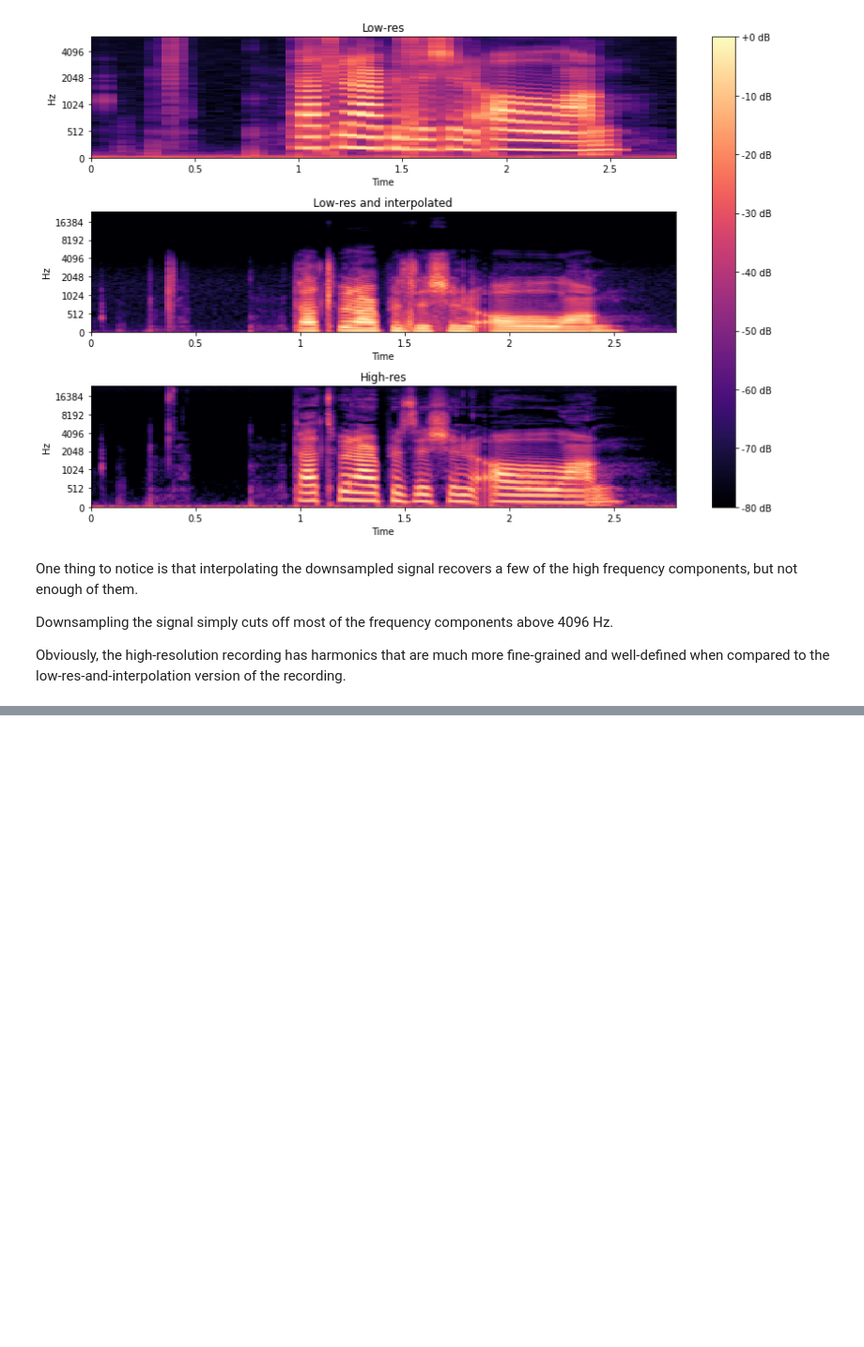
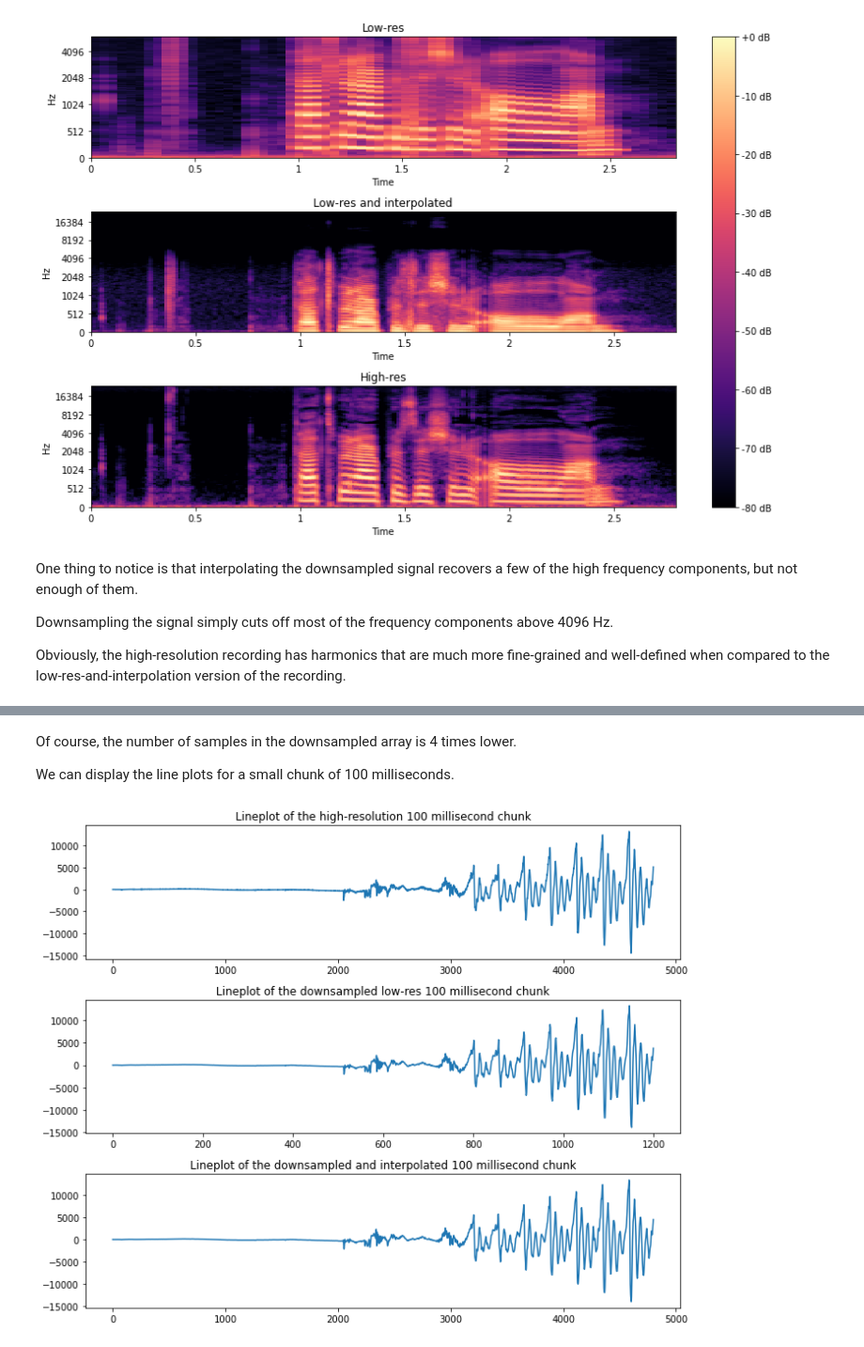
Before and after one commit to sutgeorge/Audio-Super-Resolution, a Jupyter notebook: Project/exploring_data.ipynb, the cells around one changed output, grey strips where cells are left out. Shown at 94% size. Drawn from its saved outputs; the diff is of its cells as text; code cells hidden in the pictures; blank space fills up the shorter version.

```diff
--- a/Project/exploring_data.ipynb
+++ b/Project/exploring_data.ipynb
@@ -363,0 +387,18 @@ Obviously, the high-resolution recording has harmonics that are much more fine-g
+# %% [markdown]
+Of course, the number of samples in the downsampled array is 4 times lower.
+
+We can display the line plots for a small chunk of 100 milliseconds.
+# %%
+figure, axes = plt.subplots(3, 1, figsize=(10, 8))
+
+axes[0].set_title("Lineplot of the high-resolution 100 millisecond chunk")
+axes[0].plot(chunk_of_100_ms)
+axes[1].set_title("Lineplot of the downsampled low-res 100 millisecond chunk")
+axes[1].plot(chunk_of_100_ms[0::RESAMPLING_FACTOR])
+axes[2].set_title("Lineplot of the downsampled and interpolated 100 millisecond chunk")
+axes[2].plot(DatasetGenerator.upsample(chunk_of_100_ms[0::RESAMPLING_FACTOR], RESAMPLING_FACTOR))
+
+figure.tight_layout()
+plt.show()
+# %% [output]
+[figure, added]
```
Also changed, not shown: parts of 7 cells of this notebook, 1 other file.
